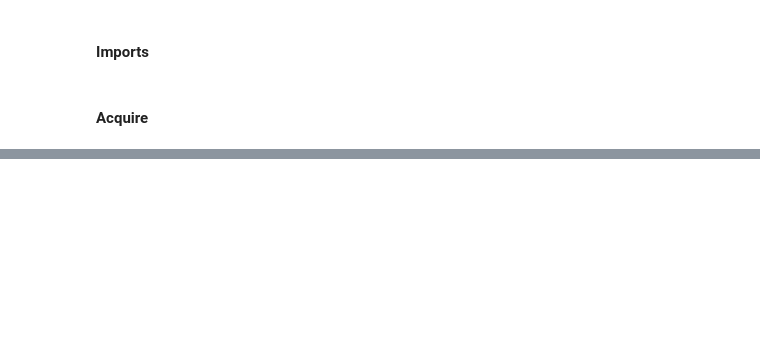
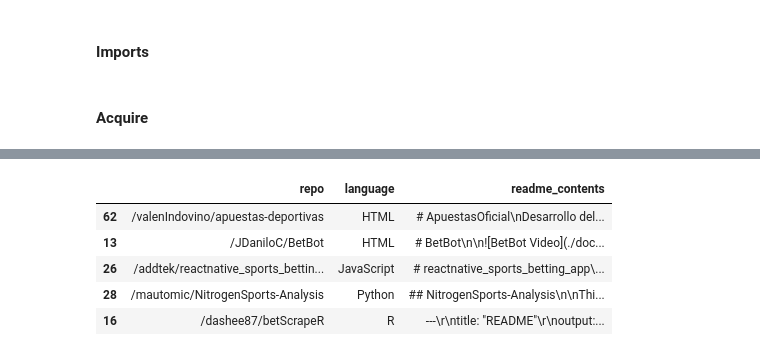
Before and after one commit to NLP-sports-betting/nlp_sports_betting, a Jupyter notebook: explore_manuel.ipynb, the cells around one changed output, grey strips where cells are left out. Saved outputs shown, nothing was run; the diff lists cells and outputs as text; code cells hidden in the pictures; blank space fills up the shorter version.

```diff
--- a/explore_manuel.ipynb
+++ b/explore_manuel.ipynb
@@ -275,2 +210,6 @@ df = df.rename(columns={'readme_contents': 'original'})
 # %%
-df['clean_norm_token'] = df.original.apply(tokenize).apply(basic_clean).apply(remove_stopwords)
+
+df['clean_norm_token'] = df.readme_contents.apply(tokenize).apply(basic_clean).apply(remove_stopwords).apply(lemmatize)
+
+
+df.clean_norm_token = df.clean_norm_token.str.replace('124', '')
@@ -286,2 +215,0 @@ df.head()
-# %%
-df['lemmatized'] = df.clean_norm_token.apply(lemmatize)
@@ -349,0 +216,5 @@ word_counts.head()
+# %%
+#in language column replace language with other if it is not in the top 3 languages
+top_5 = df.language.value_counts().head(5).index.tolist()
+print(top_5)
+df.language = df.language.apply(lambda x: x if x in top_5 else 'other')
@@ -349,0 +234,3 @@ word_counts.head()
+# %%
+#calls the split function from wrangle.py
+train, validate, test = w.split_function_cat_target(df, "language")
@@ -349,0 +246,9 @@ word_counts.head()
+# %%
+train.head()
+# %% [output]
+|  | repo | language | readme_contents |
+| 62 | /valenIndovino/apuestas-deportivas | HTML | # ApuestasOficial\nDesarrollo del... |
+| 13 | /JDaniloC/BetBot | HTML | # BetBot\n\n![BetBot Video](./doc... |
+| 26 | /addtek/reactnative_sports_bettin... | JavaScript | # reactnative_sports_betting_app\... |
+| 28 | /mautomic/NitrogenSports-Analysis | Python | ## NitrogenSports-Analysis\n\nThi... |
+| 16 | /dashee87/betScrapeR | R | ---\r\ntitle: "README"\r\noutput:... |
```
Also changed, not shown: parts of 60 cells of this notebook.
